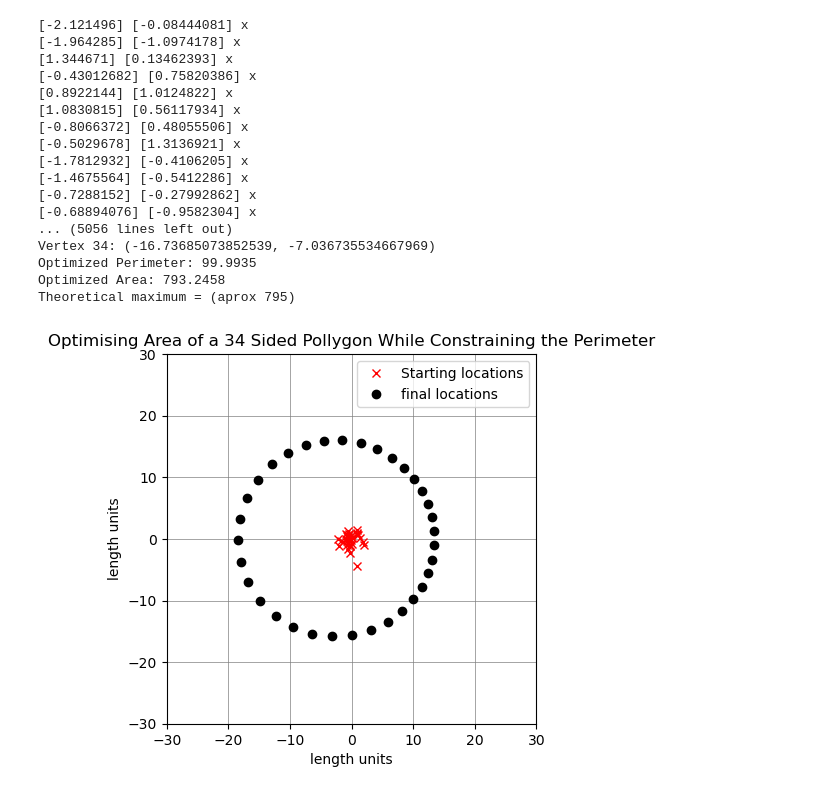
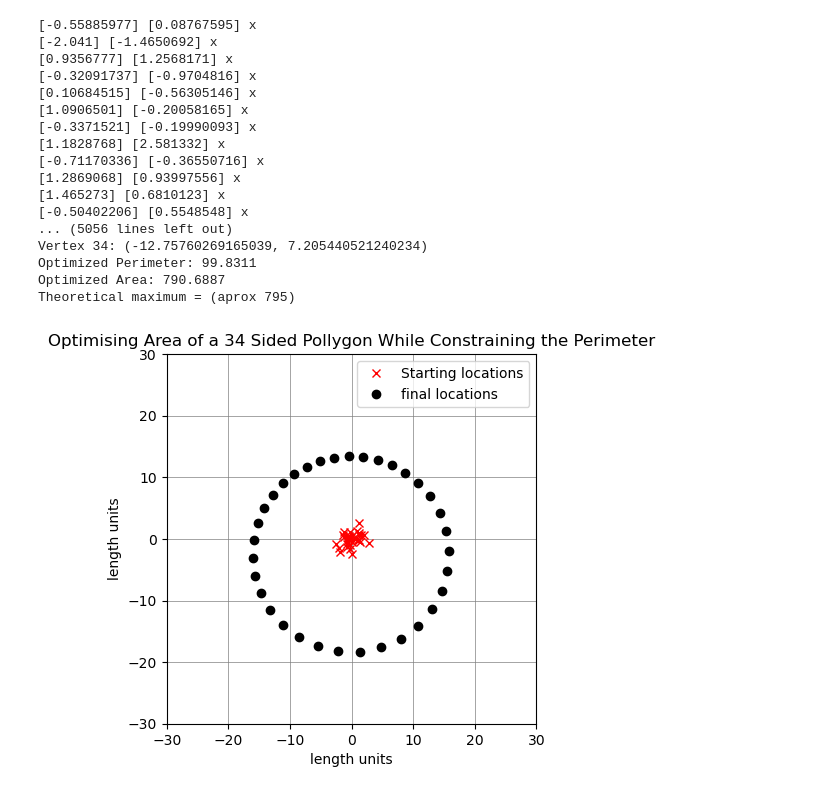
Before and after one commit to tart-telescope/array-optimization, a Jupyter notebook: Maximising area of 34 sided pollygone.ipynb, the cells around one changed output. Drawn from its saved outputs; the diff is of its cells as text; code cells hidden in the pictures.

```diff
--- a/Maximising area of 34 sided pollygone.ipynb
+++ b/Maximising area of 34 sided pollygone.ipynb
@@ -226,7 +226,7 @@ def compute_perimeter(x1, y1, x2, y2, x3, y3, x4, y4, x5, y5, x6, y6,  x7, y7, x
 
 
 
-optimizer = optim.Adam([x1, y1, x2, y2, x3, y3, x4, y4, x5, y5, x6, y6, x7, y7, x8, y8, x9, y9, x10, y10, x11, y11, x12, y12, x13, y13, x14, y14, x15, y15, x16, y16, x17, y17, x18, y18, x19, y19, x20, y20, x21, y21, x22, y22, x23, y23, x24, y24, x25, y25, x26, y26, x27, y27, x28, y28, x29, y29, x30, y30, x31, y31, x32, y32, x33, y33, x34, y34], lr=.008)
+optimizer = optim.RMSprop([x1, y1, x2, y2, x3, y3, x4, y4, x5, y5, x6, y6, x7, y7, x8, y8, x9, y9, x10, y10, x11, y11, x12, y12, x13, y13, x14, y14, x15, y15, x16, y16, x17, y17, x18, y18, x19, y19, x20, y20, x21, y21, x22, y22, x23, y23, x24, y24, x25, y25, x26, y26, x27, y27, x28, y28, x29, y29, x30, y30, x31, y31, x32, y32, x33, y33, x34, y34], lr=.008)
 #, momentum=0
 steps = 500000
 
@@ -401,50 +401,50 @@ plt.plot(x15.item(), y15.item(),'o',color='black')
 plt.plot(x16.item(), y16.item(), 'o',color='black')
 plt.plot(x17.item(), y17.item(), 'o',color='black')
 plt.plot(x18.item(), y18.item(), 'o',color='black')
 plt.plot(x19.item(), y19.item(),'o',color='black')
 plt.plot(x20.item(), y20.item(),'o',color='black')
 plt.plot(x21.item(), y21.item(), 'o' ,color='black')
 plt.plot(x22.item(), y22.item(), 'o' ,color='black')
 plt.plot(x23.item(), y23.item(), 'o',color='black')
 plt.plot(x24.item(), y24.item(),'o',color='black')
 plt.plot(x25.item(), y25.item(),'o',color='black')
 plt.plot(x26.item(), y26.item(), 'o',color='black')
 plt.plot(x27.item(), y27.item(), 'o',color='black')
 plt.plot(x28.item(), y28.item(), 'o',color='black')
 plt.plot(x29.item(), y29.item(),'o',color='black')
 plt.plot(x30.item(), y30.item(),'o',color='black')
 plt.plot(x31.item(), y31.item(), 'o' ,color='black')
 plt.plot(x32.item(), y32.item(), 'o' ,color='black')
 plt.plot(x33.item(), y33.item(), 'o',color='black')
 plt.plot(x34.item(), y34.item(),'o',color='black')
 plt.xlim(-30, 30)
 plt.ylim(-30, 30)
 plt.title("Optimising Area of a 34 Sided Pollygon While Constraining the Perimeter")
 plt.xlabel('length units')
 plt.ylabel('length units')
 plt.legend()
 plt.grid(color='gray', linestyle='-', linewidth=0.5)
-plt.savefig("34_inital_and_final_coords_Adam_500000its_lr0.0008.pdf")
+plt.savefig("34_inital_and_final_coords_RMSprop_500000its_lr0.0008.pdf")
 plt.show()
 # %% [output]
-[-2.121496] [-0.08444081] x
-[-1.964285] [-1.0974178] x
-[1.344671] [0.13462393] x
-[-0.43012682] [0.75820386] x
-[0.8922144] [1.0124822] x
-[1.0830815] [0.56117934] x
-[-0.8066372] [0.48055506] x
-[-0.5029678] [1.3136921] x
-[-1.7812932] [-0.4106205] x
-[-1.4675564] [-0.5412286] x
-[-0.7288152] [-0.27992862] x
-[-0.68894076] [-0.9582304] x
+[-0.55885977] [0.08767595] x
+[-2.041] [-1.4650692] x
+[0.9356777] [1.2568171] x
+[-0.32091737] [-0.9704816] x
+[0.10684515] [-0.56305146] x
+[1.0906501] [-0.20058165] x
+[-0.3371521] [-0.19990093] x
+[1.1828768] [2.581332] x
+[-0.71170336] [-0.36550716] x
+[1.2869068] [0.93997556] x
+[1.465273] [0.6810123] x
+[-0.50402206] [0.5548548] x
 ... (5056 lines left out)
-Vertex 34: (-16.73685073852539, -7.036735534667969)
-Optimized Perimeter: 99.9935
-Optimized Area: 793.2458
+Vertex 34: (-12.75760269165039, 7.205440521240234)
+Optimized Perimeter: 99.8311
+Optimized Area: 790.6887
 Theoretical maximum = (aprox 795)
-[figure, old version]
+[figure, new version]
 # %%
 plt.plot(loss_history)
 plt.grid(True)
```
Also changed, not shown: parts of 1 cell of this notebook, 5 other files.
